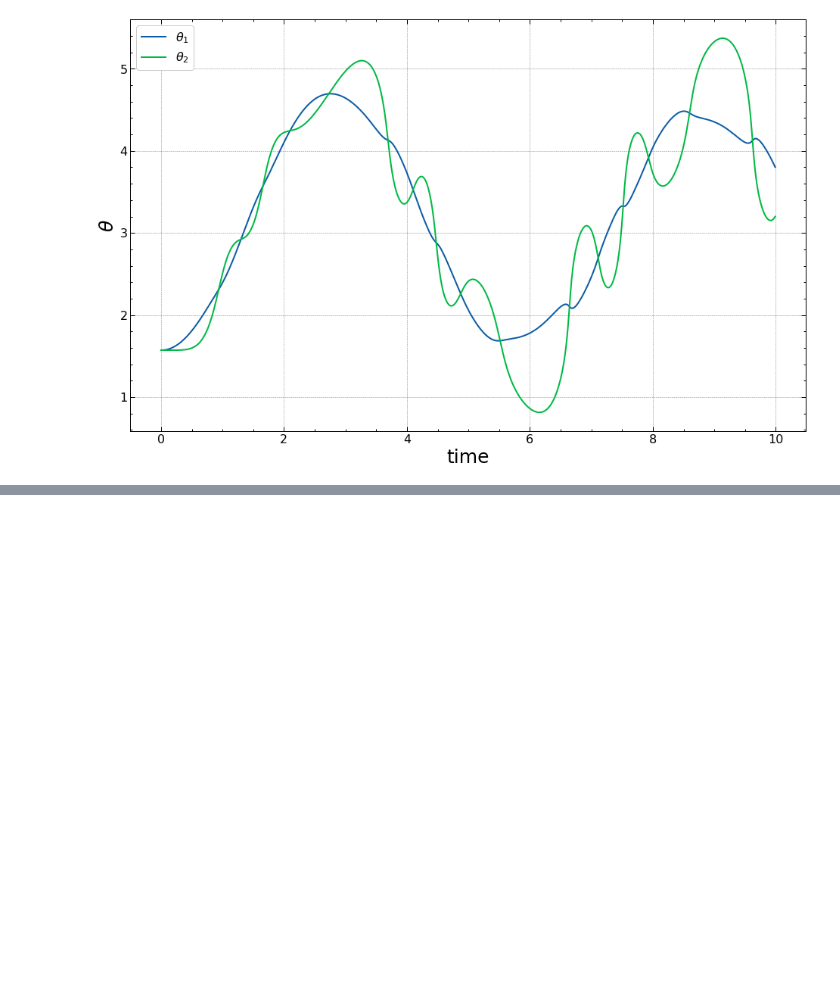
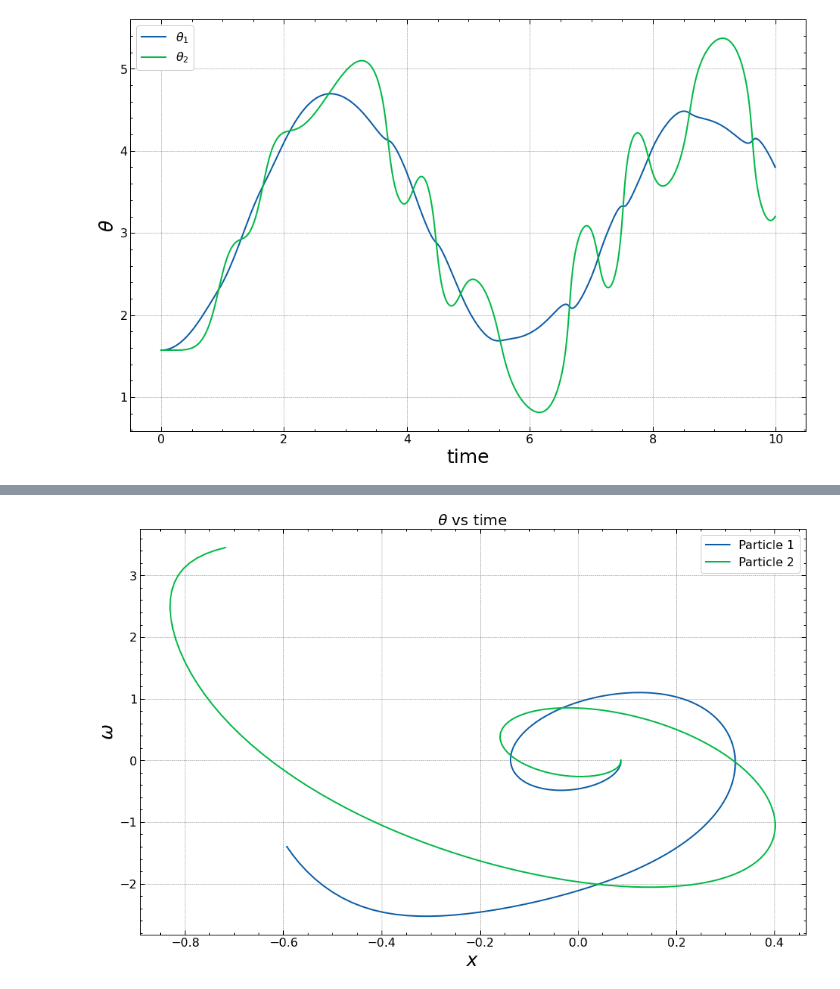
Before and after one commit to Souvik-0612/Lagrangian, a Jupyter notebook: Double pendulum.ipynb, the cells around one changed output, grey strips where cells are left out. Saved outputs shown, nothing was run; the diff lists cells and outputs as text; code cells hidden in the pictures; blank space fills up the shorter version.

```diff
--- a/Double pendulum.ipynb
+++ b/Double pendulum.ipynb
@@ -121,0 +175,11 @@ plt.show()
+# %%
+plt.figure(figsize=(16, 10))
+plt.title(r"$\theta$ vs time", size = 20)
+plt.plot(x1, W1, label = "Particle 1")
+plt.plot(x2, W2, label = "Particle 2")
+plt.xlabel(r"$x$", size = 25)
+plt.ylabel(r"$\omega$", size = 25)
+plt.legend()
+plt.show()
+# %% [output]
+[figure, added]
```
Also changed, not shown: parts of 8 cells of this notebook.
